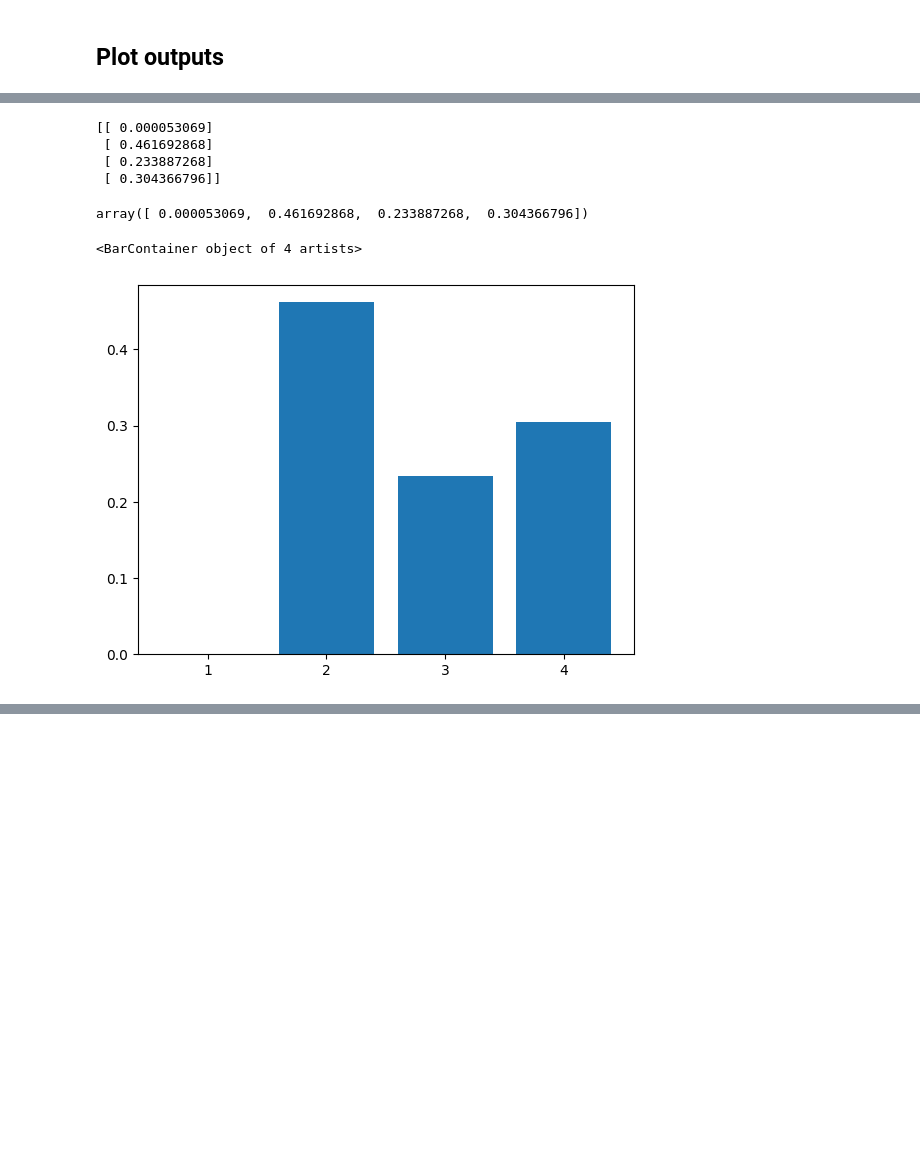
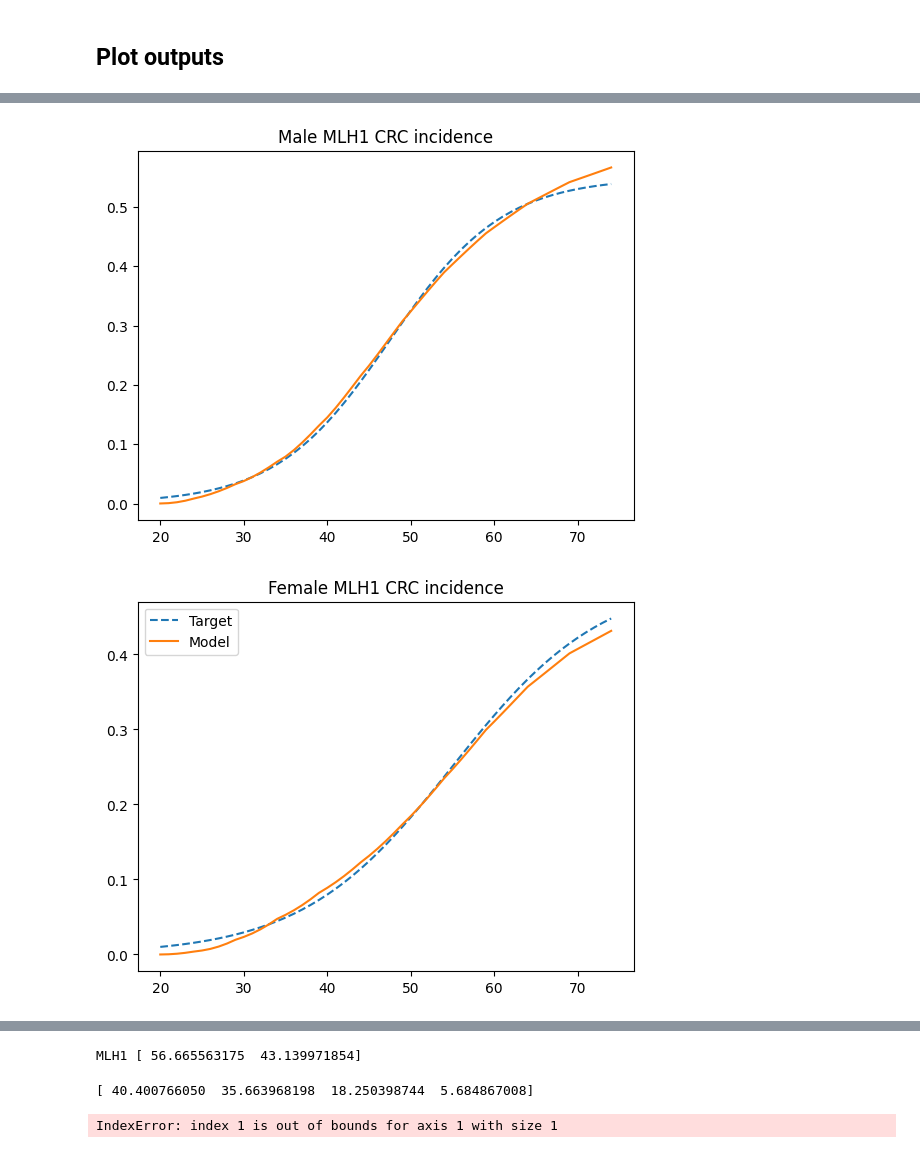
Before and after one commit to sophiewagner7/lynch-syndrome, a Jupyter notebook: notebooks/calibration_indiv.ipynb, the cells around one changed output, grey strips where cells are left out. Cells and saved outputs as stored; diff of their text form; code cells hidden in the pictures; blank space fills up the shorter version.

```diff
--- a/notebooks/calibration_indiv.ipynb
+++ b/notebooks/calibration_indiv.ipynb
@@ -192,7 +203,7 @@ def run_markov(tmat, starting_age=20, max_age=74):
 # %%
 calibration_tps = list(c.calibration_tps_itos.keys())
 n_calibration_tps = len(calibration_tps)
-age_mids = [22.5,27.5,32.5,37.5,42.5,47.5,52.5,57.5,62.5,67.5,72.5]
+age_mids = [22.5,27.5,32.5,37.5,42.5,47.5,52.5,57.5,62.5,67.5,72.5,77.5,82.5]
 
 def step(matrix, step_size, num_adj=10, smooth=0.01):
     new_matrix = np.copy(matrix)
@@ -243,6 +254,7 @@ def objective(log, weight_type="sqrt"):
 
     # MSE across the 4 stages -> (n_genes,)
     stage_err_by_gene = ((stage_props_gene*100 - stage_target*100)**2).mean(axis=1)
+    stage_err_by_gene *= 100 # penalize more
 
     # --- CRC Incidence Error (per gene, sums over sex with sex-specific targets) ---
     err_inc_by_gene = np.zeros(c.n_genes)
@@ -287,12 +299,12 @@ def simulated_annealing(n_iterations, step_size, num_adj = 10, smooth=0.01, star
     best_eval_total = objective(run_markov(best_tmat))[0] # evaluate the initial point
     curr_tmat, curr_eval_total = best_tmat.copy(), best_eval_total.copy()  # current working solution
 
-    for i in range(n_iterations):  # Running algorithm
+    for i in tqdm(range(n_iterations), desc="iterations"):  # Running algorithm
 
         # Run and evaluate new candidate transition matrix
         candidate_tmat = curr_tmat.copy()
         candidate_tmat = step(candidate_tmat, step_size, num_adj, smooth)
-        candidate_eval_total, candidate_eval_by_gene = objective(run_markov(candidate_tmat))[0:2]  # Evaluate candidate point
+        candidate_eval_total = objective(run_markov(candidate_tmat))[0]  # Evaluate candidate point
 
         # If outcomes are better, accept it as current best (per gene selective update)
         if candidate_eval_total < best_eval_total:
@@ -317,8 +329,9 @@ def simulated_annealing(n_iterations, step_size, num_adj = 10, smooth=0.01, star
 # %%
 tmat = create_matrix()  # Create initial transition matrix
 result = simulated_annealing(
-    n_iterations=10000,
+    n_iterations=100000,
     step_size=0.01,
     starting_tmat=tmat,
+    starting_temp=10,
     verbose=True)
 # %% [output]
@@ -371,21 +407,0 @@ plt.show()
-# %%
-# Stage distribution
-stage_idx = [7, 8, 9, 10]  # stage_1..stage_4
-stage_totals = inc_unadj[0, :, stage_idx, :].sum(axis=(2))
-denom = np.maximum(stage_totals.sum(axis=0, keepdims=True), 1e-12)
-stage_props = stage_totals / denom
-print(stage_props)
-# %% [output]
-[[ 0.000053069]
- [ 0.461692868]
- [ 0.233887268]
- [ 0.304366796]]
-# %%
-stage_props[:,0]
-# %% [output]
-array([ 0.000053069,  0.461692868,  0.233887268,  0.304366796])
-# %%
-plt.bar(["1","2","3","4"], stage_props[:,0])
-# %% [output]
-<BarContainer object of 4 artists>
-[figure, removed]
@@ -391,0 +410,9 @@ plt.bar(["1","2","3","4"], stage_props[:,0])
+# %%
+for gene in c.GENES:
+    plot_crc_incidence(result_log, gene)
+
+for gene in c.GENES:
+    plot_polyp_incidence(result_log, gene)
+# %% [output]
+[figure, added]
+[figure, added]
@@ -391,0 +420,14 @@ plt.bar(["1","2","3","4"], stage_props[:,0])
+# %%
+for gene in c.GENES:
+    print(gene, get_total_incidence(result_log, gene))
+# %% [output]
+MLH1 [ 56.665563175  43.139971854]
+# %%
+
+inc_unadj = result_log[2]
+stage_idx = [7, 8, 9, 10]  # stage_1..stage_4
+stage_totals = inc_unadj[:, 0, stage_idx, :].sum(axis=(2)).sum(axis=0)
+total_crc = stage_totals.sum()
+print(stage_totals/total_crc*100)
+# %% [output]
+[ 40.400766050  35.663968198  18.250398744  5.684867008]
@@ -391,0 +436,12 @@ plt.bar(["1","2","3","4"], stage_props[:,0])
+# %%
+tm = result[:,1,:,:,:].mean(axis=0) # average over sex for gene MLH1
+in_1, in_2, in_3, in_4 = [1/(1-tm[:, x, x].mean(axis=0)) for x in [4,5,6,7]]
+m1 = in_1
+m2 = in_1 + in_2
+m3 = (in_1 * in_2 * tm[:, 4, 5]) + in_3
+m4 = (in_1 * in_2 * tm[:, 4, 5] * in_3 * tm[:, 5, 6]) + in_4
+
+sj_time = np.array([m1,m2,m3,m4])
+sj_time_mean = np.mean(sj_time, axis=0)
+# %% [output]
+IndexError: index 1 is out of bounds for axis 1 with size 1
```
Also changed, not shown: parts of 13 cells of this notebook, 3 other files.
